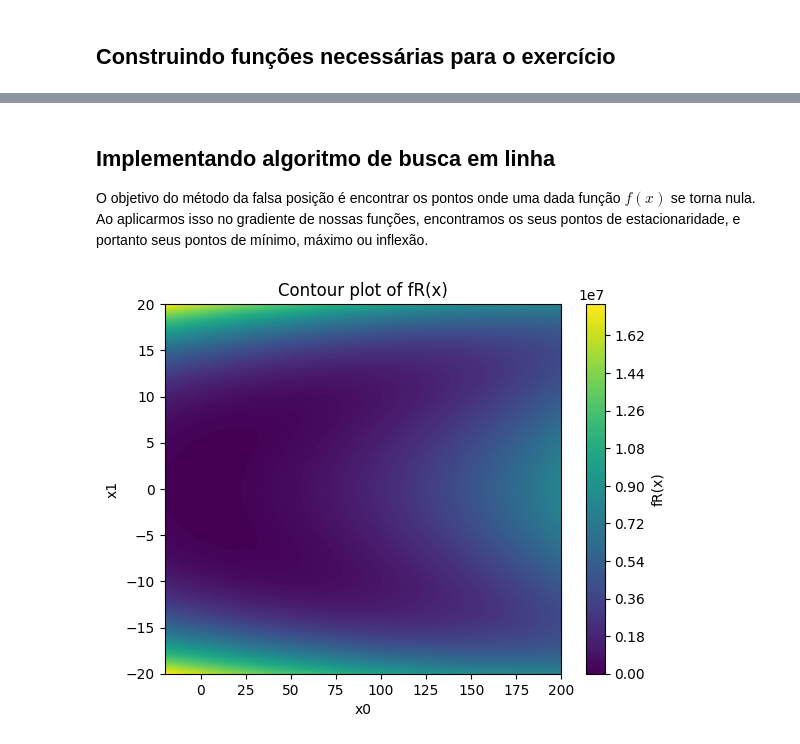
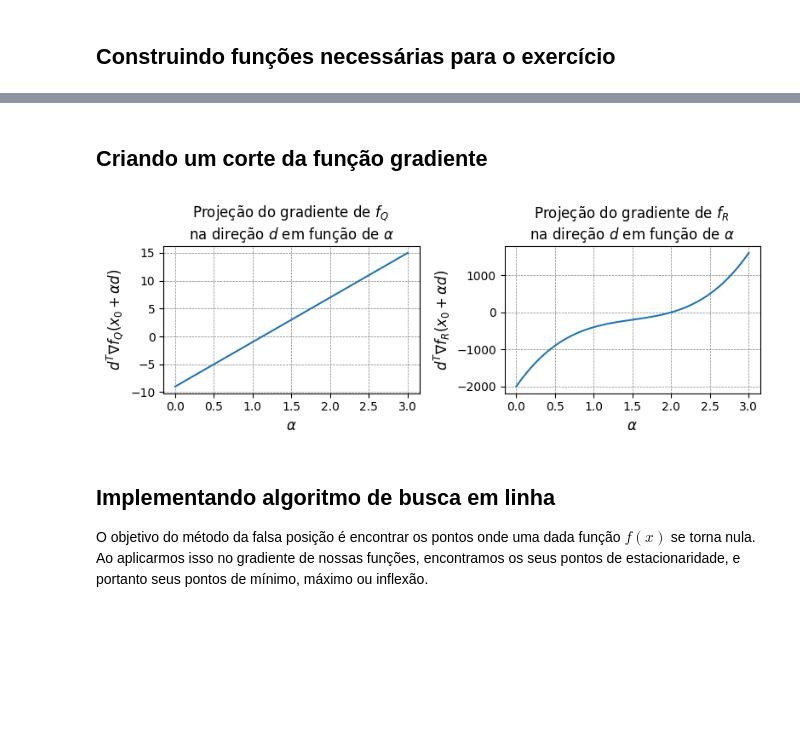
Before and after one commit to arthurkenzo/tarefas_IA543, a Jupyter notebook: tarefa1.ipynb, the cells around one changed output, grey strips where cells are left out. Cells and saved outputs as stored; diff of their text form; code cells hidden in the pictures; blank space fills up the shorter version.

```diff
--- a/tarefa1.ipynb
+++ b/tarefa1.ipynb
@@ -39,36 +105,43 @@ def grad_fQ(x):
+# %% [markdown]
+## Criando um corte da função gradiente
+# %%
+# Calculando valores das funções
+alphas = np.linspace(0, 3, 1000)
+direction = np.array([1,1])
+shift = np.array([-1,-1])
+points = np.array([alpha * direction + shift for alpha in alphas])
+
+quadraticGradientCut = partial(quadraticGradientCut, shift=shift, direction=direction)
+rosenbrockGradientCut = partial(rosenbrockGradientCut, shift=shift, direction=direction)
+
+quadraticGradientValues = np.array([quadraticGradientCut(alpha=alpha) for alpha in alphas])
+rosenbrockGradientValues = np.array([rosenbrockGradientCut(alpha=alpha) for alpha in alphas])
+
+
+# Criando plot
+fig, (ax1, ax2) = plt.subplots(1, 2, figsize=(8, 3))
+
+# Plot da função quadrática
+ax1.grid(color='gray', linestyle='--', linewidth=0.5, zorder=1)
+ax1.plot(alphas, quadraticGradientValues, zorder=2)
+ax1.set_xlabel('$\\alpha$', fontsize=12)
+ax1.set_ylabel('$d^{T}\\nabla f_Q(x_0 + \\alpha d)$', fontsize=12)
+ax1.set_title('Projeção do gradiente de $f_Q$ \nna direção $d$ em função de $\\alpha$', fontsize=12)
+ax1.axis('tight')
+
+# Plot da função de Rosenbrock
+ax2.grid(color='gray', linestyle='--', linewidth=0.5, zorder=1)
+ax2.plot(alphas, rosenbrockGradientValues, zorder=2)
+ax2.set_xlabel('$\\alpha$', fontsize=12)
+ax2.set_ylabel('$d^{T}\\nabla f_R(x_0 + \\alpha d)$', fontsize=12)
+ax2.set_title('Projeção do gradiente de $f_R$ \nna direção $d$ em função de $\\alpha$', fontsize=12)
+ax2.axis('tight')
+
+plt.tight_layout()
+plt.show()
+# %% [output]
+[figure, added]
 # %% [markdown]
 ## Implementando algoritmo de busca em linha
 
 O objetivo do método da falsa posição é encontrar os pontos onde uma dada função $f(x)$ se torna nula. Ao aplicarmos isso no gradiente de nossas funções, encontramos os seus pontos de estacionaridade, e portanto seus pontos de mínimo, máximo ou inflexão.
-# %%
-# Define the function fR
-def fR(x):
-    return 100 * ((x[0] - x[1]**2)**2 + (1 - x[0])**2)
-
-# Define the ranges for x0 and x1
-x0 = np.linspace(-20, 200, 1000)
-x1 = np.linspace(-20, 20, 1000)
-
-# Create a meshgrid
-X0, X1 = np.meshgrid(x0, x1)
-
-# Define a vectorized function to apply fR to each pair of (x0, x1)
-def fR_on_grid(X0, X1):
-    Z = np.zeros_like(X0)
-    for i in range(X0.shape[0]):
-        for j in range(X0.shape[1]):
-            Z[i, j] = fR([X0[i, j], X1[i, j]])
-    return Z
-
-# Evaluate the function on the grid
-Z = fR_on_grid(X0, X1)
-
-# Create a contour plot of the function
-plt.contourf(X0, X1, Z, levels=200, cmap='viridis')
-plt.colorbar(label='fR(x)')
-plt.xlabel('x0')
-plt.ylabel('x1')
-plt.title('Contour plot of fR(x)')
-plt.show()
-# %% [output]
-[figure, removed]
```
Also changed, not shown: parts of 12 cells of this notebook.
